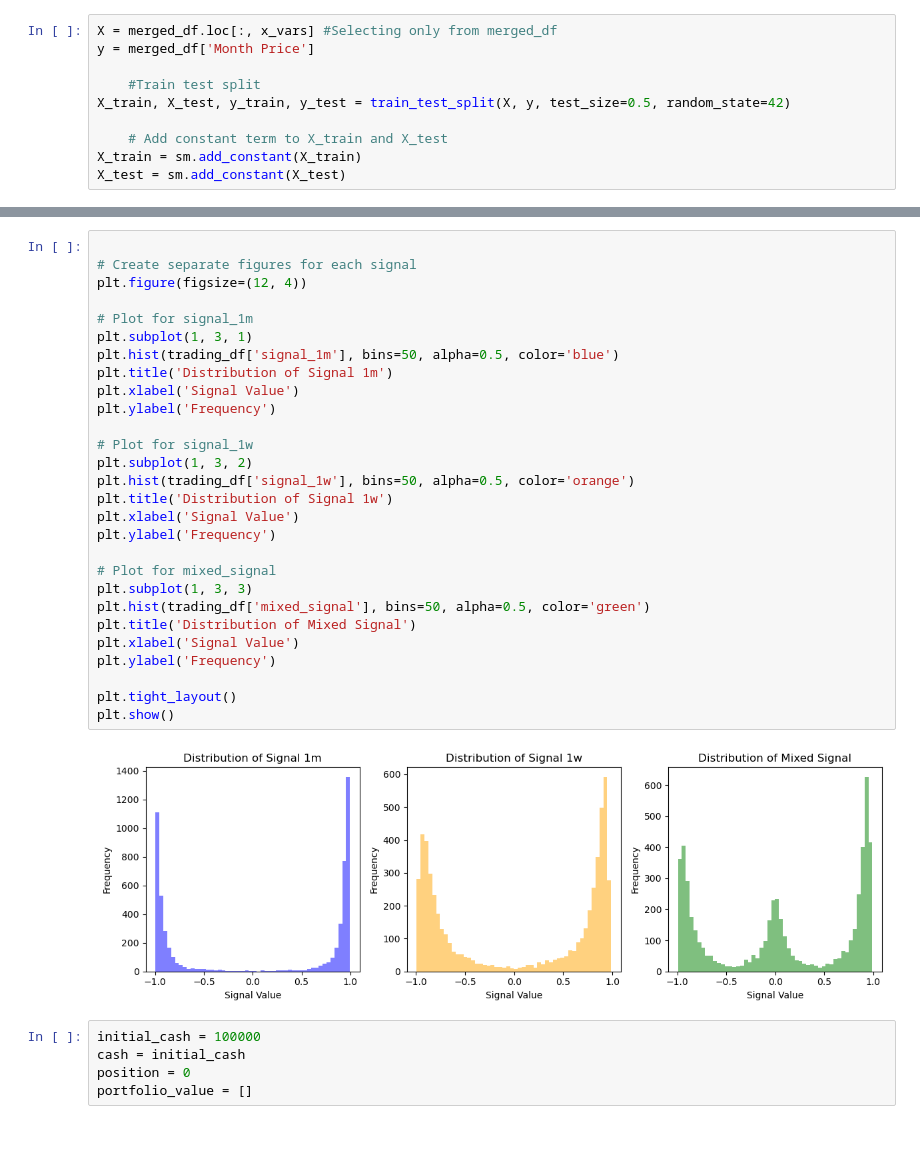
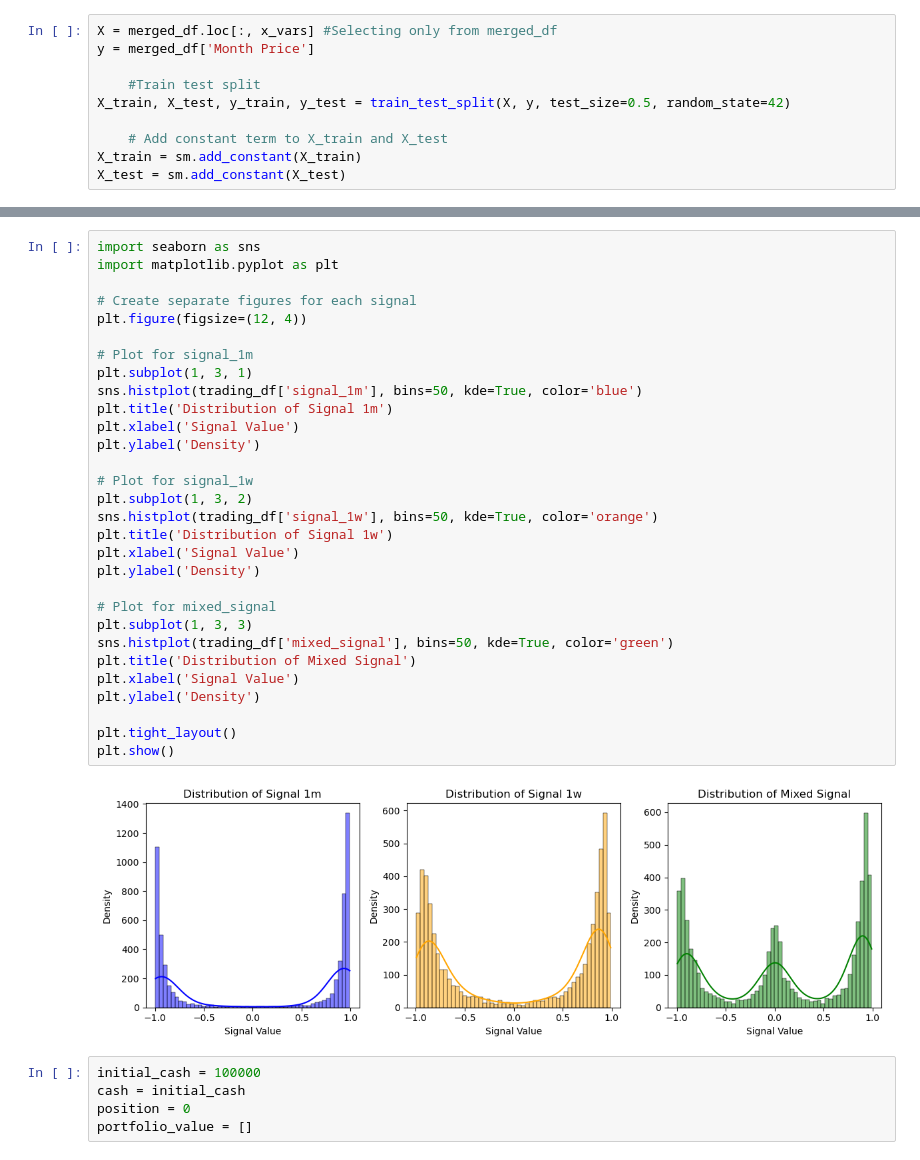
Before and after one commit to aadit-bhatia/maizerunner, a Jupyter notebook: single_security_strat.ipynb, the cells around one changed output, grey strips where cells are left out. Drawn from its saved outputs; the diff is of its cells as text.

Commit message:
graph

```diff
--- a/single_security_strat.ipynb
+++ b/single_security_strat.ipynb
@@ -472,33 +472,35 @@ max     809.516299   814.834006     0.987454     0.995230      0.990140
 # %%
+import seaborn as sns
+import matplotlib.pyplot as plt
 
 # Create separate figures for each signal
 plt.figure(figsize=(12, 4))
 
 # Plot for signal_1m
 plt.subplot(1, 3, 1)
-plt.hist(trading_df['signal_1m'], bins=50, alpha=0.5, color='blue')
+sns.histplot(trading_df['signal_1m'], bins=50, kde=True, color='blue')
 plt.title('Distribution of Signal 1m')
 plt.xlabel('Signal Value')
-plt.ylabel('Frequency')
+plt.ylabel('Density')
 
 # Plot for signal_1w
 plt.subplot(1, 3, 2)
-plt.hist(trading_df['signal_1w'], bins=50, alpha=0.5, color='orange')
+sns.histplot(trading_df['signal_1w'], bins=50, kde=True, color='orange')
 plt.title('Distribution of Signal 1w')
 plt.xlabel('Signal Value')
-plt.ylabel('Frequency')
+plt.ylabel('Density')
 
 # Plot for mixed_signal
 plt.subplot(1, 3, 3)
-plt.hist(trading_df['mixed_signal'], bins=50, alpha=0.5, color='green')
+sns.histplot(trading_df['mixed_signal'], bins=50, kde=True, color='green')
 plt.title('Distribution of Mixed Signal')
 plt.xlabel('Signal Value')
-plt.ylabel('Frequency')
+plt.ylabel('Density')
 
 plt.tight_layout()
 plt.show()
 # %% [output]
-[figure, old version]
+[figure, new version]
 # %%
 initial_cash = 100000
 cash = initial_cash
```
Also changed, not shown: parts of 7 cells of this notebook.
